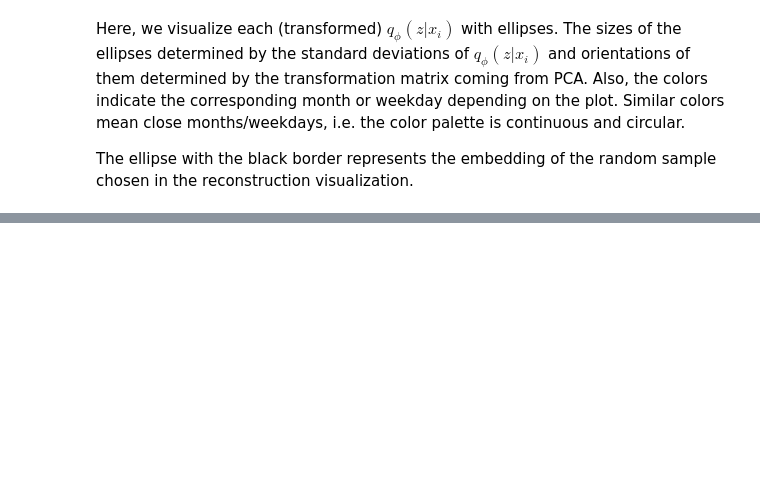
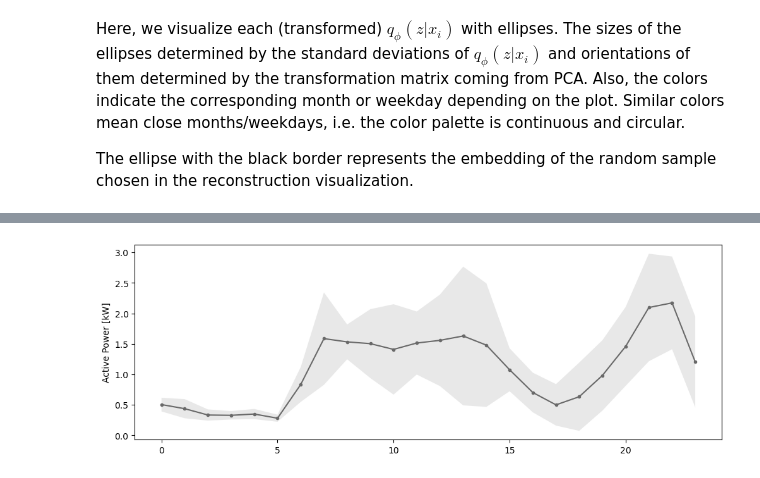
Before and after one commit to kabolat/IAAIP_tutorial, a Jupyter notebook: vae_load_generation.ipynb, the cells around one changed output, grey strips where cells are left out. Saved outputs shown, nothing was run; the diff lists cells and outputs as text; code cells hidden in the pictures; blank space fills up the shorter version.

```diff
--- a/vae_load_generation.ipynb
+++ b/vae_load_generation.ipynb
@@ -461,0 +467,19 @@ plt.show()
+# %%
+rand_z = torch.randn(1,LATENT_DIM)
+
+rand_int_cond = dset.int_conditions[torch.randint(len(dset.int_conditions),(1,))].unsqueeze(dim=0)
+rand_cond = dset.circlize(rand_int_cond)[:,idx]
+
+with torch.no_grad():
+    x_mean, x_sigmatilde = model.decoder(torch.cat((rand_z,rand_cond),dim=1))
+    x_sigma = model.to_sigma(x_sigmatilde)
+    x_mean = x_mean*dset.std+dset.mean
+    x_sigma = x_sigma*dset.std
+
+fig, ax = plt.subplots(clear=True, figsize= (12,4))
+ax.set_ylabel("Active Power [kW]")
+ax.fill_between(list(range(feature_dim)),(x_mean+x_sigma).squeeze().numpy(), (x_mean-x_sigma).squeeze().numpy(), facecolor='lightgrey', alpha=0.5)
+ax.plot(x_mean.squeeze().numpy(), color='dimgrey', marker='.')
+plt.show()
+# %% [output]
+[figure, added]
```
Also changed, not shown: parts of 6 cells of this notebook, 1 other file.
